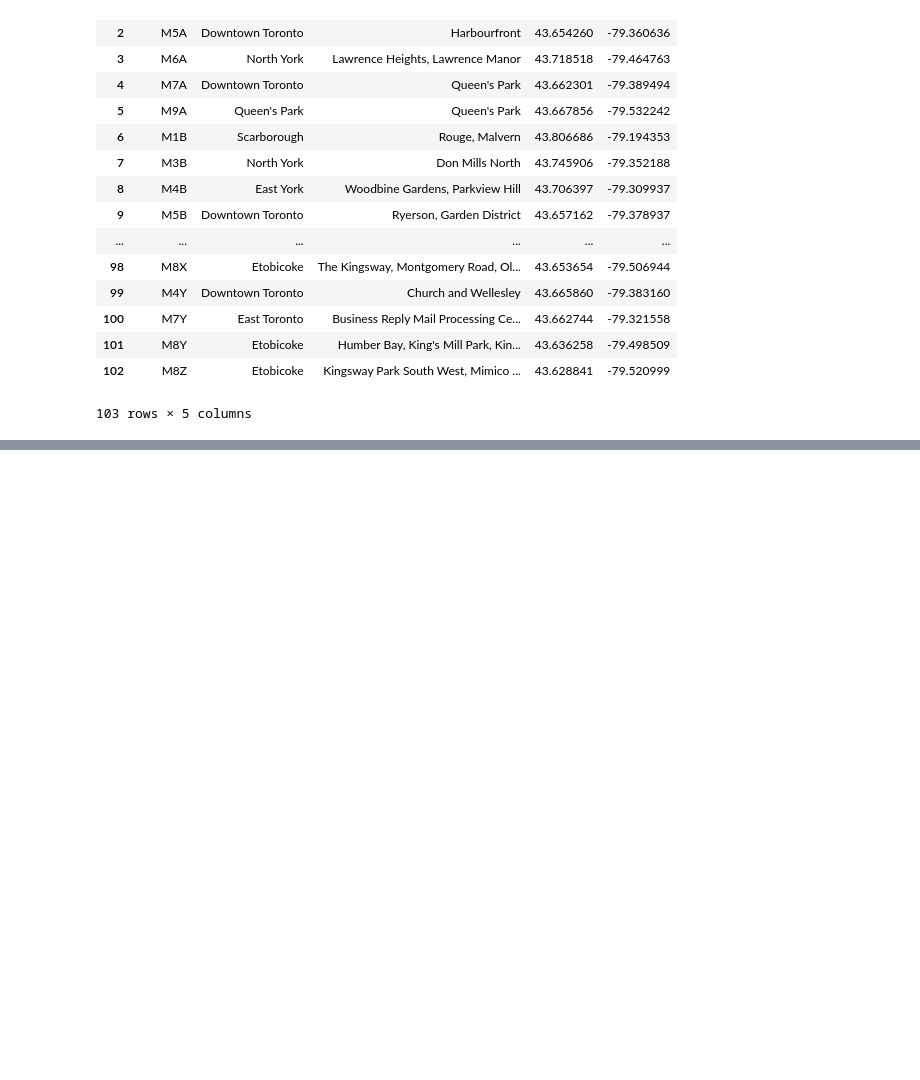
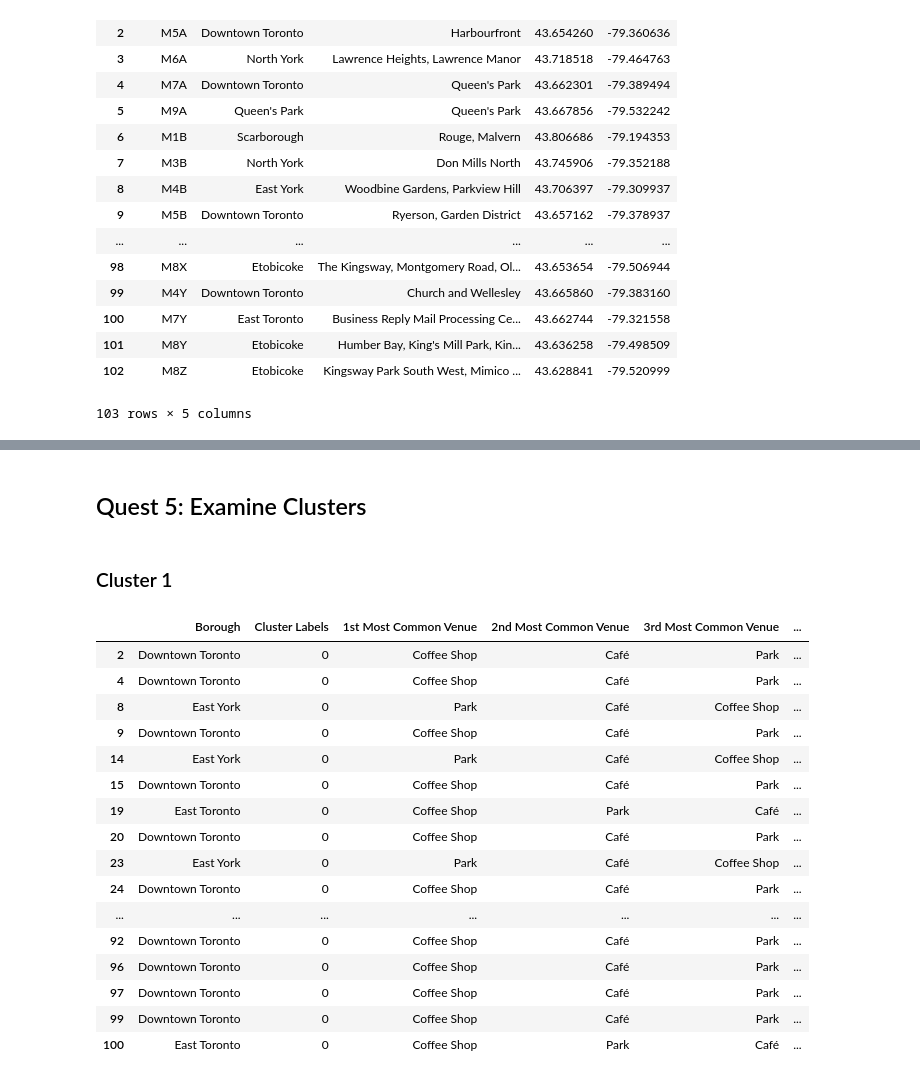
Before and after one commit to fxu9411/Applied-Data-Science-Capstone, a Jupyter notebook: Battle of the Neighborhood.ipynb, the cells around one changed output, grey strips where cells are left out. Drawn from its saved outputs; the diff is of its cells as text; code cells hidden in the pictures; blank space fills up the shorter version.

```diff
--- a/Battle of the Neighborhood.ipynb
+++ b/Battle of the Neighborhood.ipynb
@@ -143,0 +423,4 @@ result
+# %%
+toronto_grouped = toronto_onehot.groupby('Borough').mean().reset_index()
+
+toronto_grouped
@@ -143,0 +484,22 @@ result
+# %%
+num_top_venues = 10
+
+indicators = ['st', 'nd', 'rd']
+
+columns = ['Borough']
+
+for ind in np.arange(num_top_venue):
+    try:
+        columns.append('{}{} Most Common Venue'.format(ind+1, indicators[ind]))
+    except:
+        columns.append('{}th Most Common Venue'.format(ind+1))
+
+
+borough_venues_sorted = pd.DataFrame(columns=columns)
+borough_venues_sorted['Borough'] = toronto_grouped['Borough']
+
+for ind in np.arange(toronto_grouped.shape[0]):
+    borough_venues_sorted.iloc[ind, 1:] = return_most_common_venues(toronto_grouped.iloc[ind, :], num_top_venues)
+
+
+borough_venues_sorted.head(10)
@@ -143,0 +522,8 @@ result
+# %%
+kcluster = 5
+
+toronto_grouped_clustering = toronto_grouped.drop('Borough', 1)
+
+kmeans = KMeans(n_clusters=kcluster, random_state=0).fit(toronto_grouped_clustering)
+
+kmeans.labels_[0:10]
@@ -143,0 +534,7 @@ result
+# %%
+# Add clustering labels
+borough_venues_sorted.insert(0, 'Cluster Labels', kmeans.labels_)
+
+toronto_merged = result
+
+toronto_merged = toronto_merged.join(borough_venues_sorted.set_index('Borough'), on='Borough')
@@ -143,0 +583,24 @@ result
+# %% [markdown]
+## Quest 5: Examine Clusters
+# %% [markdown]
+### Cluster 1
+# %%
+toronto_merged.loc[toronto_merged['Cluster Labels'] == 0, toronto_merged.columns[[1] + list(range(5, toronto_merged.shape[1]))]]
+# %% [output]
+|  | Borough | Cluster Labels | 1st Most Common Venue | 2nd Most Common Venue | 3rd Most Common Venue | ... |
+| 2 | Downtown Toronto | 0 | Coffee Shop | Café | Park | ... |
+| 4 | Downtown Toronto | 0 | Coffee Shop | Café | Park | ... |
+| 8 | East York | 0 | Park | Café | Coffee Shop | ... |
+| 9 | Downtown Toronto | 0 | Coffee Shop | Café | Park | ... |
+| 14 | East York | 0 | Park | Café | Coffee Shop | ... |
+| 15 | Downtown Toronto | 0 | Coffee Shop | Café | Park | ... |
+| 19 | East Toronto | 0 | Coffee Shop | Park | Café | ... |
+| 20 | Downtown Toronto | 0 | Coffee Shop | Café | Park | ... |
+| 23 | East York | 0 | Park | Café | Coffee Shop | ... |
+| 24 | Downtown Toronto | 0 | Coffee Shop | Café | Park | ... |
+| ... | ... | ... | ... | ... | ... | ... |
+| 92 | Downtown Toronto | 0 | Coffee Shop | Café | Park | ... |
+| 96 | Downtown Toronto | 0 | Coffee Shop | Café | Park | ... |
+| 97 | Downtown Toronto | 0 | Coffee Shop | Café | Park | ... |
+| 99 | Downtown Toronto | 0 | Coffee Shop | Café | Park | ... |
+| 100 | East Toronto | 0 | Coffee Shop | Park | Café | ... |
```
Also changed, not shown: parts of 45 cells of this notebook.
